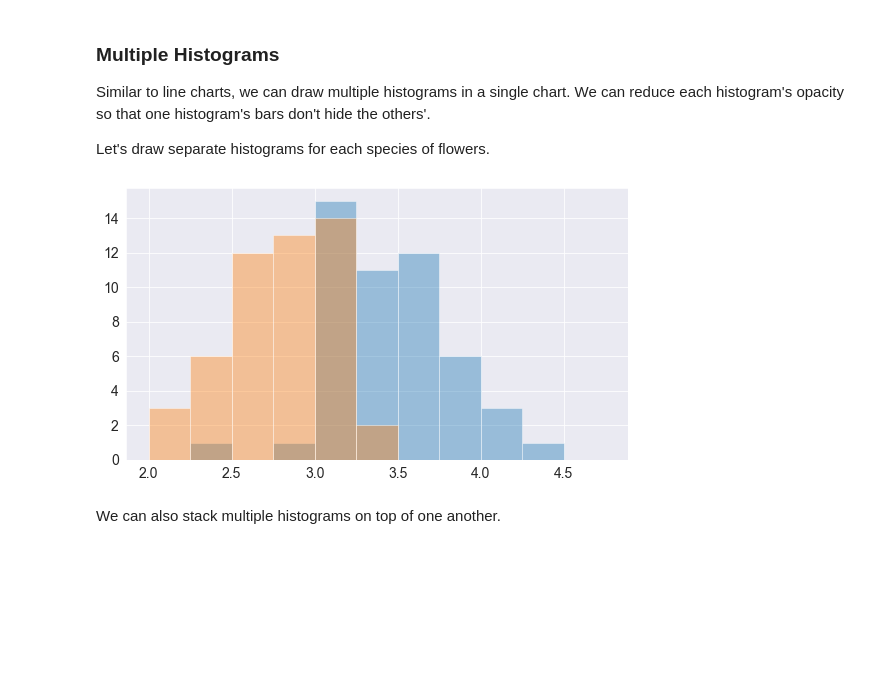
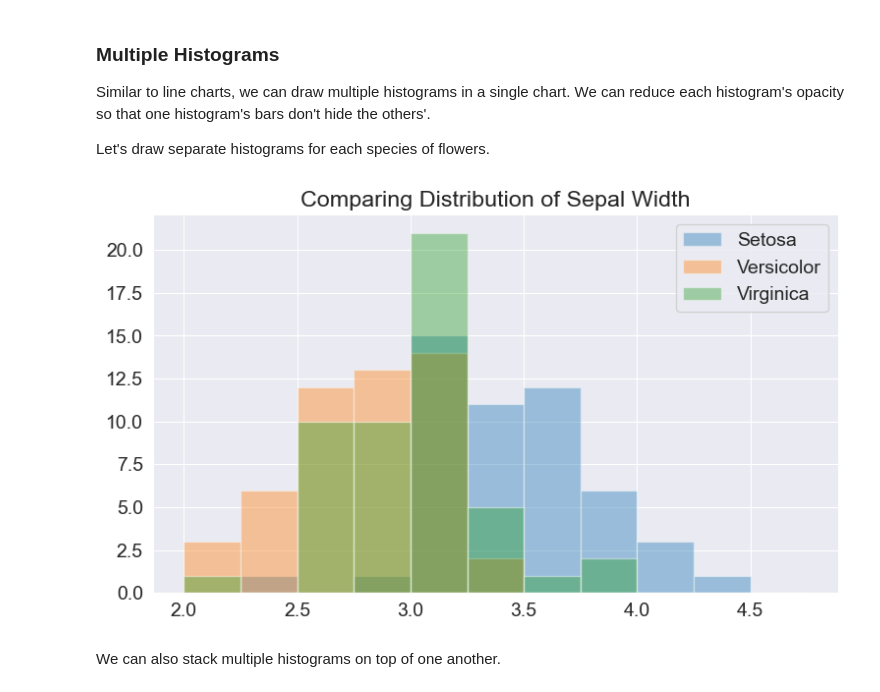
Before and after one commit to UzairHussain193/75-Days-Data-Science-Challenge, a Jupyter notebook: Day 23-24 - DA Visualization/python-matplotlib-data-visualization.ipynb, the cells around one changed output. Saved outputs shown, nothing was run; the diff lists cells and outputs as text; code cells hidden in the pictures; blank space fills up the shorter version.

Commit message:
visualization cont.

```diff
--- a/Day 23-24 - DA Visualization/python-matplotlib-data-visualization.ipynb
+++ b/Day 23-24 - DA Visualization/python-matplotlib-data-visualization.ipynb
@@ -463,9 +489,14 @@ versicolor_df = flowers_df[flowers_df.species == 'versicolor']
 virginica_df = flowers_df[flowers_df.species == 'virginica']
 # %%
 plt.hist(setosa_df.sepal_width, alpha=0.4, bins=np.arange(2, 5, 0.25));
+# alpha is the opacity.
 plt.hist(versicolor_df.sepal_width, alpha=0.4, bins=np.arange(2, 5, 0.25));
+plt.hist(virginica_df.sepal_width, alpha=0.4, bins=np.arange(2, 5, 0.25));
+
+plt.legend(['Setosa', 'Versicolor','Virginica']);
+plt.title('Comparing Distribution of Sepal Width');
 # %% [output]
-[figure, old version]
+[figure, new version]
 # %% [markdown]
 We can also stack multiple histograms on top of one another.
 # %%
```
Also changed, not shown: parts of 21 cells of this notebook, 1 other file.
